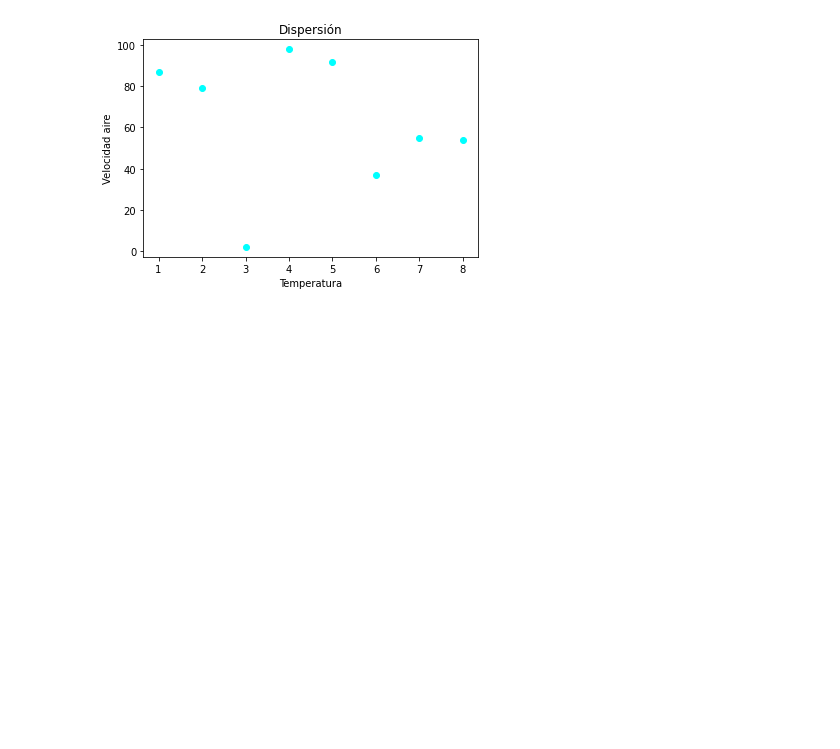
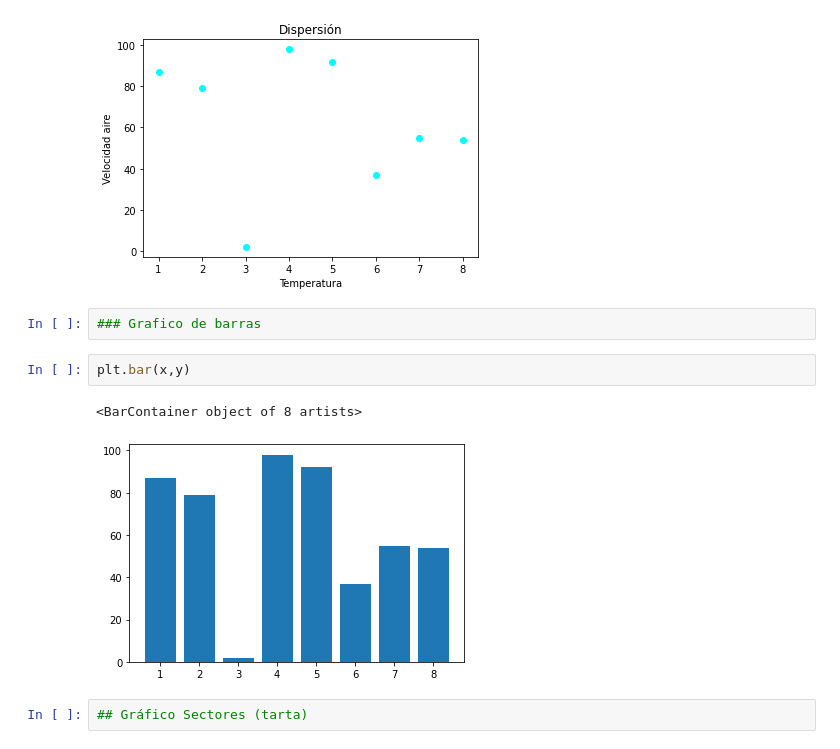
Before and after one commit to jsanz81/Bootcamp_Abril2023, a Jupyter notebook: Algebra_Lineal/matplotlib.ipynb, the cells around one changed output. Saved outputs shown, nothing was run; the diff lists cells and outputs as text; blank space fills up the shorter version.

```diff
--- a/Algebra_Lineal/matplotlib.ipynb
+++ b/Algebra_Lineal/matplotlib.ipynb
@@ -124,3 +124,12 @@ plt.xlabel('Temperatura')
 plt.ylabel('Velocidad aire');
 # %% [output]
 [figure]
+# %%
+### Grafico de barras
+# %%
+plt.bar(x,y)
+# %% [output]
+<BarContainer object of 8 artists>
+[figure, added]
+# %%
+## Gráfico Sectores (tarta)
```
Also changed, not shown: parts of 6 cells of this notebook.
